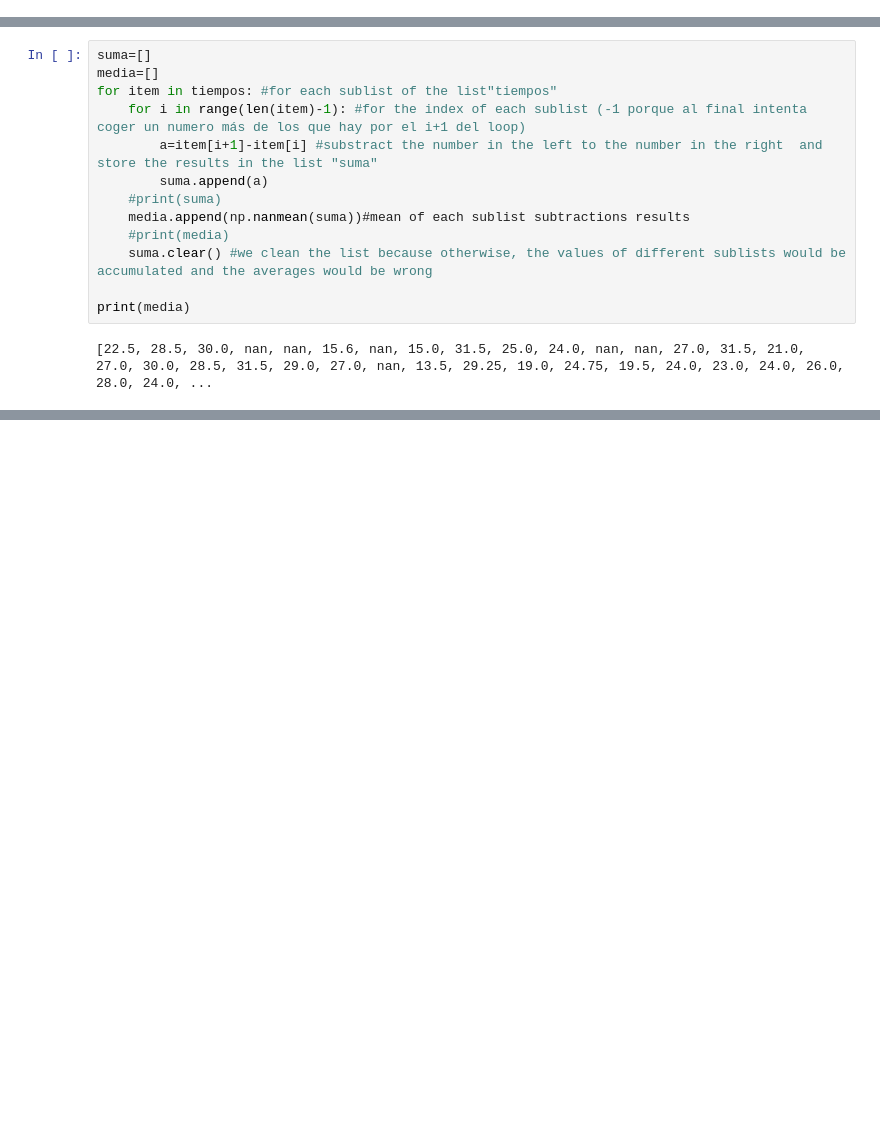
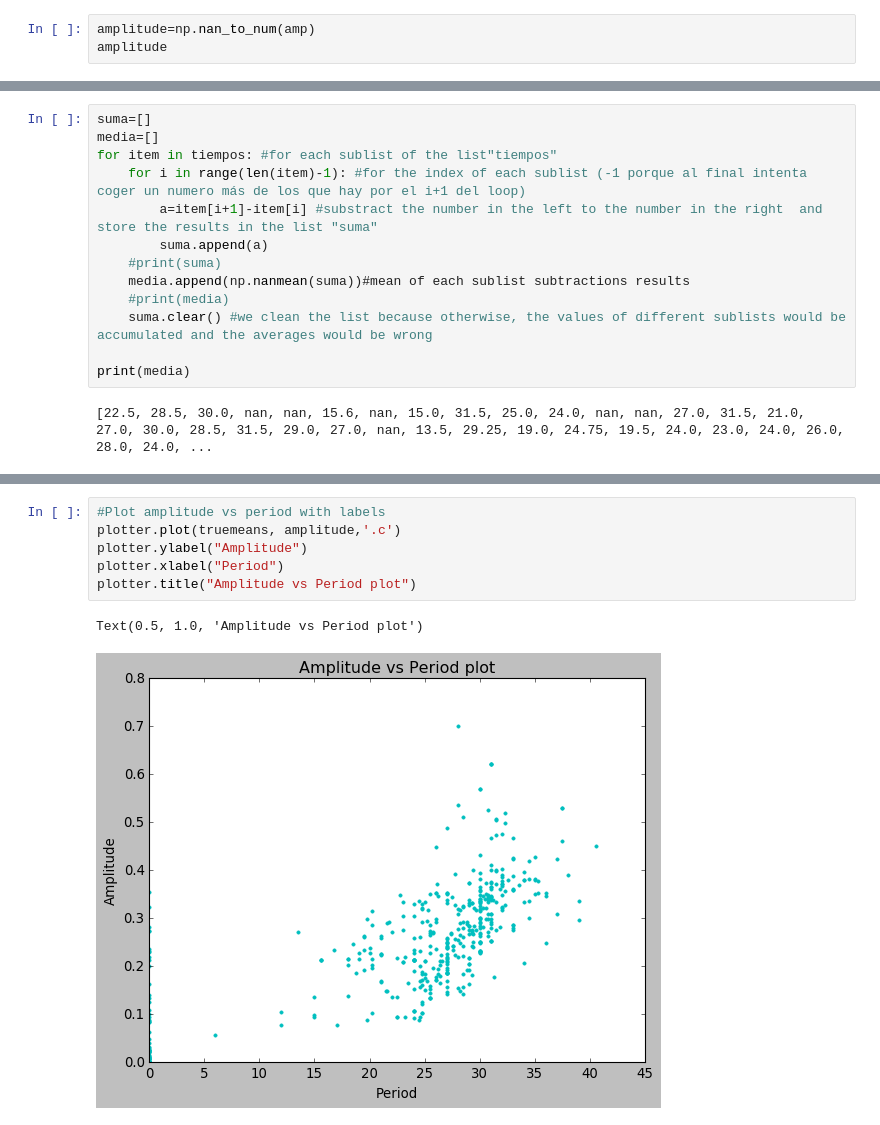
Before and after one commit to ecoirene/ISM_IntroToBioinformatics, a Jupyter notebook: Accelerated_Advanced_Python_weeks3_4/Day5.ipynb, the cells around one changed output, grey strips where cells are left out. Saved outputs shown, nothing was run; the diff lists cells and outputs as text; blank space fills up the shorter version.

```diff
--- a/Accelerated_Advanced_Python_weeks3_4/Day5.ipynb
+++ b/Accelerated_Advanced_Python_weeks3_4/Day5.ipynb
@@ -117,3 +81,6 @@ for i in picos:
 print(amp)
 # %% [output]
 [0.21722033416977998, 0.2921703407589957, 0.26584087219100255, 0.35456352765321375, nan, 0.21191484377323375, 0.16296326530612243, 0.13643791612796194, 0.3973483648785421, 0.2104854305999021, 0.211605 ...
+# %%
+amplitude=np.nan_to_num(amp)
+amplitude
@@ -206,0 +172,9 @@ lt[0][0]
+# %%
+#Plot amplitude vs period with labels
+plotter.plot(truemeans, amplitude,'.c')
+plotter.ylabel("Amplitude")
+plotter.xlabel("Period")
+plotter.title("Amplitude vs Period plot")
+# %% [output]
+Text(0.5, 1.0, 'Amplitude vs Period plot')
+[figure, added]
```
Also changed, not shown: parts of 16 cells of this notebook.
